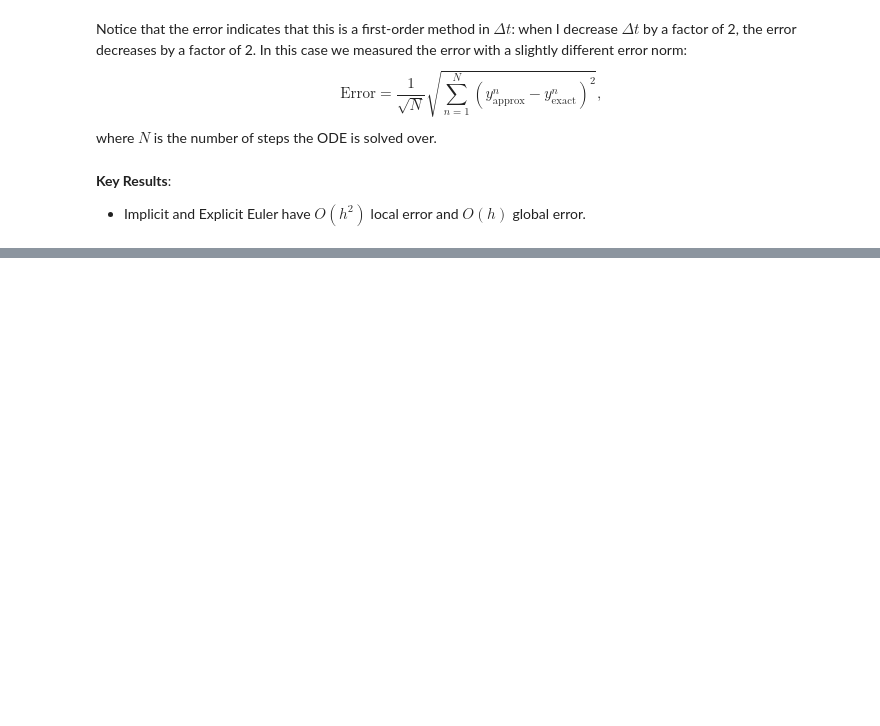
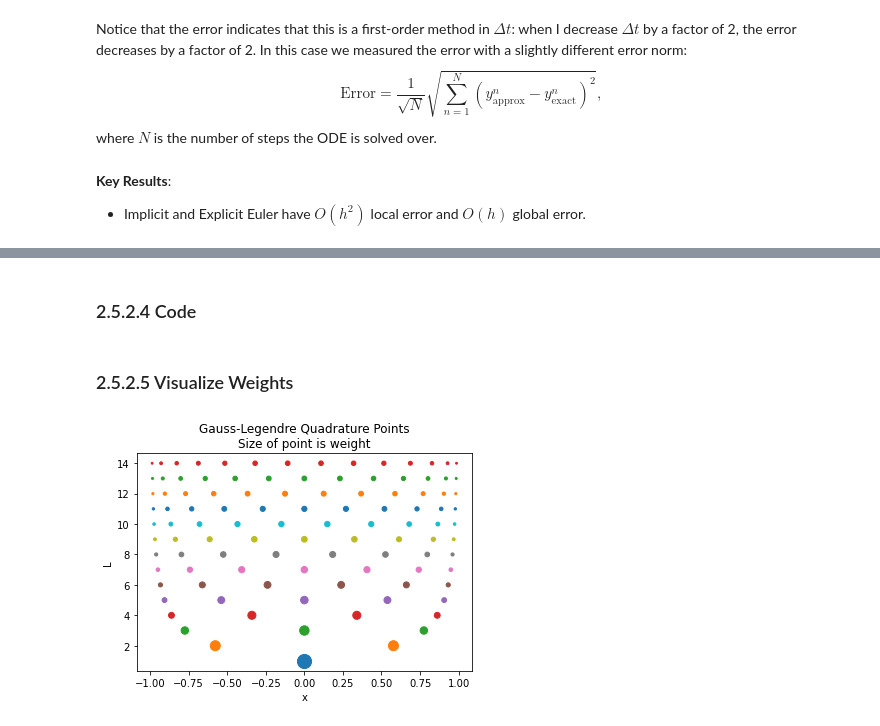
Before and after one commit to ndcbe/CBE60499, a Jupyter notebook: docs/02.05-Numeric-Integration.ipynb, the cells around one changed output, grey strips where cells are left out. Saved outputs shown, nothing was run; the diff lists cells and outputs as text; code cells hidden in the pictures; blank space fills up the shorter version.

```diff
--- a/docs/02.05-Numeric-Integration.ipynb
+++ b/docs/02.05-Numeric-Integration.ipynb
@@ -315,0 +369,2 @@ z_{i+1} &= z_{i} + h_i \sum_{k=1}^{n_s} b_k f(t_i + c_k h_i, \hat{z}_k, \hat{y}_
+# %% [markdown]
+### 2.5.2.4 Code
@@ -315,0 +439,15 @@ z_{i+1} &= z_{i} + h_i \sum_{k=1}^{n_s} b_k f(t_i + c_k h_i, \hat{z}_k, \hat{y}_
+# %% [markdown]
+### 2.5.2.5 Visualize Weights
+# %%
+L = np.arange(1,15)
+f = lambda x: x
+for l in L:
+    quad_est, weights, xs = GLQuad(f,l,dataReturn=True)
+    levels = weights*0 + l
+    plt.scatter(xs, levels, s=weights*100)
+plt.xlabel("x")
+plt.ylabel("L")
+plt.title("Gauss-Legendre Quadrature Points\nSize of point is weight")
+plt.show()
+# %% [output]
+[figure, added]
```
Also changed, not shown: parts of 33 cells of this notebook, 13 other files.
